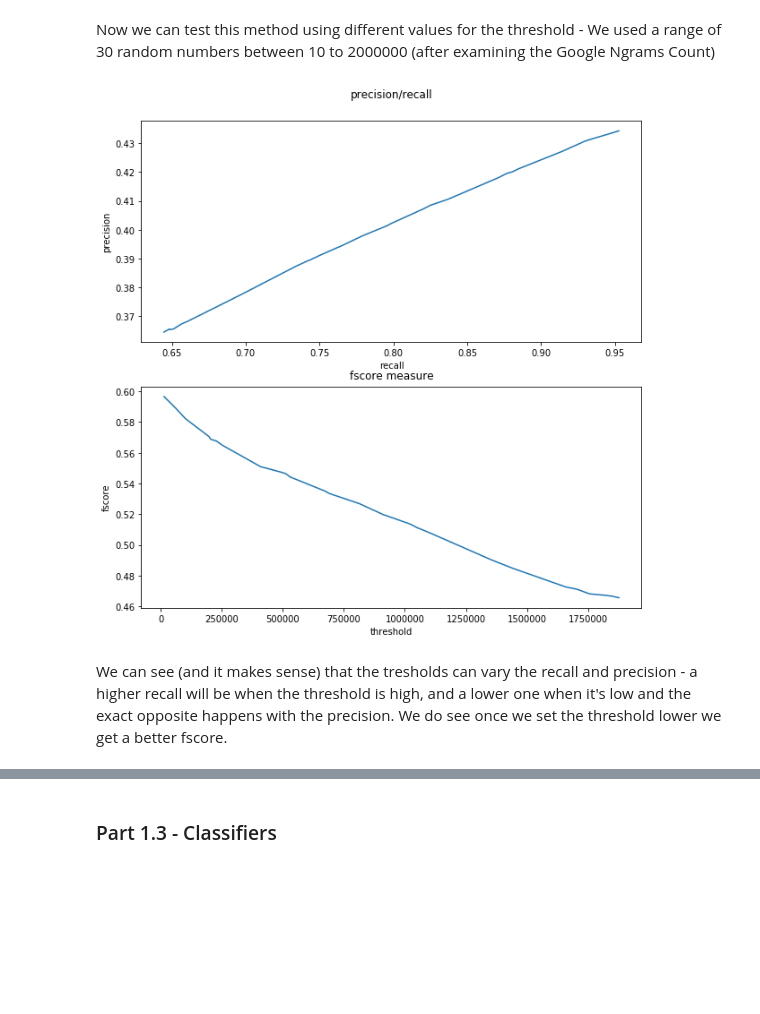
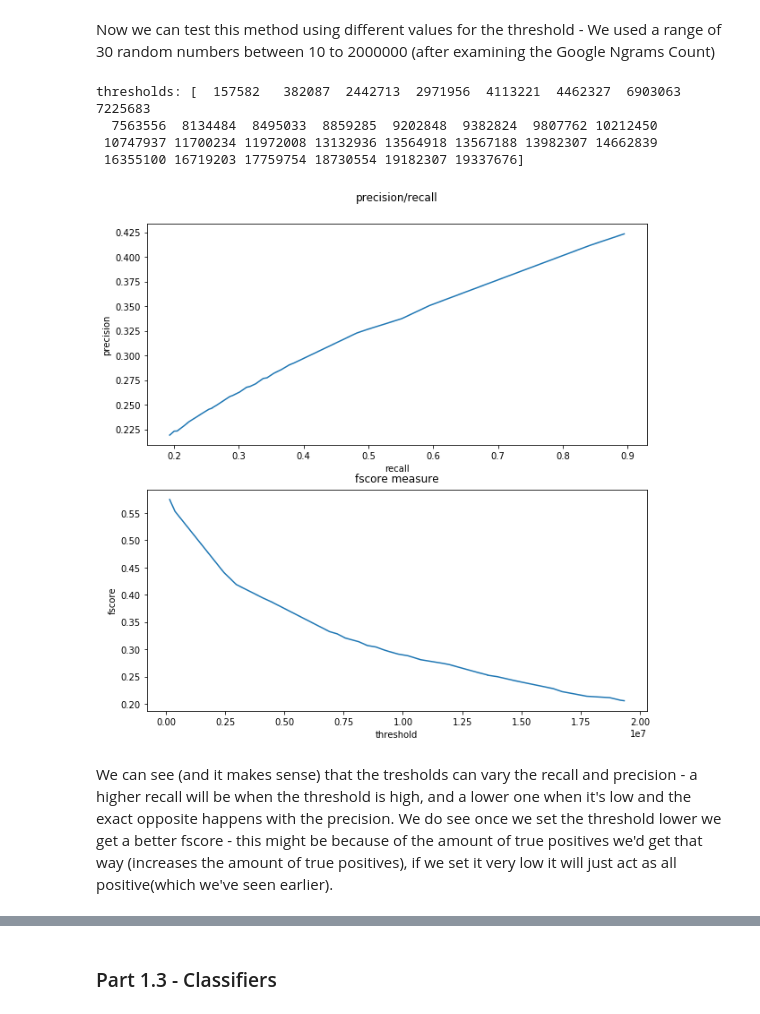
Before and after one commit to taihak94/NLP2019, a Jupyter notebook: assignment2/Assignment2.ipynb, the cells around one changed output, grey strips where cells are left out. Cells and saved outputs as stored; diff of their text form; code cells hidden in the pictures; blank space fills up the shorter version.

Commit message:
fixed precision recall , added conclusions in part1

```diff
--- a/assignment2/Assignment2.ipynb
+++ b/assignment2/Assignment2.ipynb
@@ -91,8 +93,9 @@ The second measure we will implement is the recall, calculated as follows
 def get_recall(y_pred, y_true):
     positive_hits_array = np.array([(1 if(y_pred[i] == y_true[i] == 1) else 0) for i in range(len(y_pred))])
     positive_hits = np.count_nonzero(positive_hits_array == 1)
-    total_positive = np.count_nonzero(np.array(y_true) == 1)
-    recall = float(positive_hits) / float(total_positive)
+    false_negative_array = np.array([(1 if ((not(y_pred[i] == y_true[i] )) and (y_pred[i] == 0) ) else 0) for i in range(len(y_pred))])
+    false_negative =  np.count_nonzero(false_negative_array)
+    recall = float(positive_hits) / float(positive_hits + false_negative)
     return recall
 # %%
 y_pred = [0, 1, 1, 0]
@@ -266,0 +286,11 @@ ngram_counts = load_ngram_counts(ngram_path)
+# %%
+words, actual_labels = load_file(training_file)
+counter_tr = collections.Counter(words)
+most_common = counter_tr.most_common(10)
+actual_counter = []
+counts = []
+for i in range(0, len(words)):
+    actual_counter.append((words[i], ngram_counts[words[i]]))
+    counts.append(ngram_counts[words[i]])
+sorted_co = np.sort(np.array(counts))
+print("max frequencies", sorted_co[3999], sorted_co[3998], sorted_co[3990], sorted_co[3900])
@@ -281,28 +315,33 @@ Now we can test this method using different values for the threshold - We used a
 # %%
 precisions = np.zeros(30)
 recall = np.zeros(30)
 fscores = np.zeros(30)
-thresholds = np.sort(np.random.randint(10, 2000000, size=30, dtype=int))
+thresholds = np.sort(np.random.randint(40, 20000000, size=30, dtype=int))
+print("thresholds:", thresholds)
 for i in range(30):
     tprecision, trecall, tfscore = word_frequency_baseline(training_file, ngram_counts, thresholds[i])
     precisions[i] = tprecision
     recall[i] = trecall
     fscores[i]=tfscore
 
 
 plt.figure(num=3, figsize=(10, 10))
 pr_plt = plt.subplot(2 ,1, 1, xlabel="recall", ylabel="precision", label="pr")
 pr_plt.set_title("precision/recall", y=1.08)
 pr_plt.plot(recall, precisions)
 
 fs_plt = plt.subplot(2 ,1, 2, xlabel="threshold", ylabel="fscore", label="fs")
 fs_plt.set_title("fscore measure", y=1.01)
 fs_plt.plot(thresholds, fscores)
 plt.show()
 # %% [output]
+thresholds: [  157582   382087  2442713  2971956  4113221  4462327  6903063  7225683
+  7563556  8134484  8495033  8859285  9202848  9382824  9807762 10212450
+ 10747937 11700234 11972008 13132936 13564918 13567188 13982307 14662839
+ 16355100 16719203 17759754 18730554 19182307 19337676]
-[figure, old version]
+[figure, new version]
 # %% [markdown]
-We can see (and it makes sense) that the tresholds can vary the recall and precision - a higher recall will be when the threshold is high, and a lower one when it's low and the exact opposite happens with the precision. We do see once we set the threshold lower we get a better fscore.
+We can see (and it makes sense) that the tresholds can vary the recall and precision - a higher recall will be when the threshold is high, and a lower one when it's low and the exact opposite happens with the precision. We do see once we set the threshold lower we get a better fscore - this might be because of the amount of true positives we'd get that way (increases the amount of true positives), if we set it very low it will just act as all positive(which we've seen earlier).
 # %%
 # Finds the best frequency threshold by f-score, and uses this threshold to
 ## classify the training and development set
```
Also changed, not shown: parts of 14 cells of this notebook.
